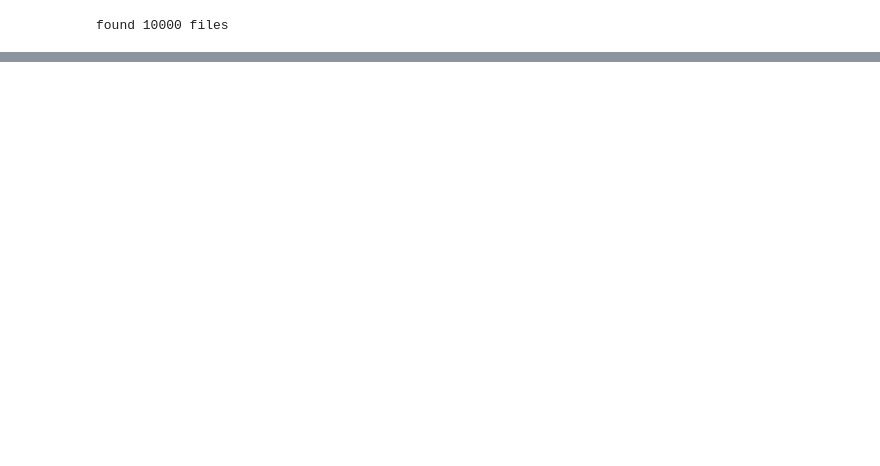
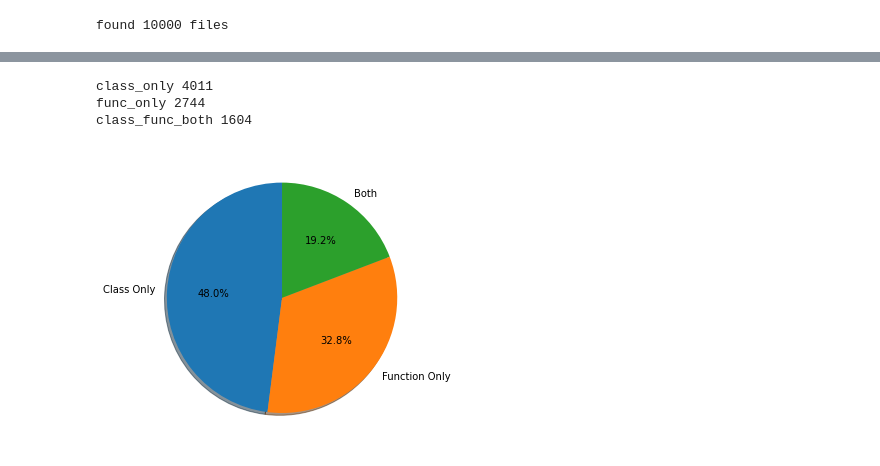
Before and after one commit to UoA-CS760/autocomplete-predictor, a Jupyter notebook: data/train_file_analysis.ipynb, the cells around one changed output, grey strips where cells are left out. Saved outputs shown, nothing was run; the diff lists cells and outputs as text; code cells hidden in the pictures; blank space fills up the shorter version.

```diff
--- a/data/train_file_analysis.ipynb
+++ b/data/train_file_analysis.ipynb
@@ -87,3 +91,26 @@ df[['root_function_count', 'root_class_count']].plot()
+# %%
+class_only = df[(df['root_class_count'] > 0) & (df['root_function_count'] == 0)]
+func_only = df[(df['root_class_count'] == 0) & (df['root_function_count'] > 0)]
+class_func_both = df[(df['root_class_count'] > 0) & (df['root_function_count'] > 0)]
+
+print('class_only', len(class_only))
+print('func_only', len(func_only))
+print('class_func_both', len(class_func_both))
+
+class_func_both_data = [len(class_only), len(func_only), len(class_func_both)]
+class_func_both_data_labels = ['Class Only', 'Function Only', 'Both']
+
+fig = plt.figure()
+
+ax = fig.add_axes([0,0,1,1])
+ax.pie(class_func_both_data,labels=class_func_both_data_labels, autopct='%1.1f%%',
+        shadow=True, startangle=90)
+fig.savefig('pie.png')
+# %% [output]
+class_only 4011
+func_only 2744
+class_func_both 1604
+[figure, added]
 # %%
 df['non_empty_line_count'].plot()
 # %% [output]
```
Also changed, not shown: parts of 6 cells of this notebook, 1 other file.
